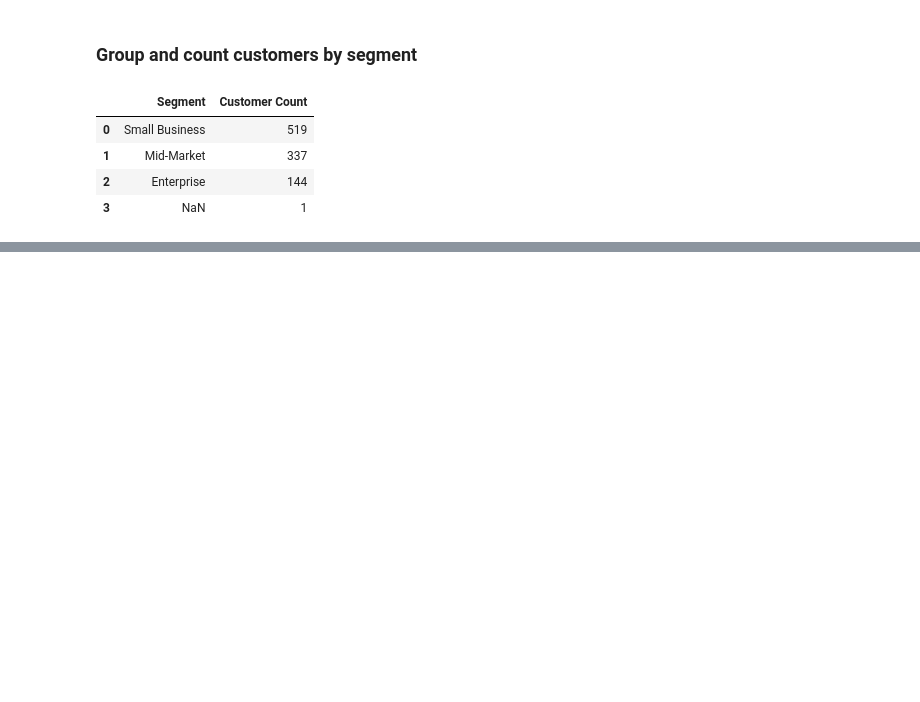
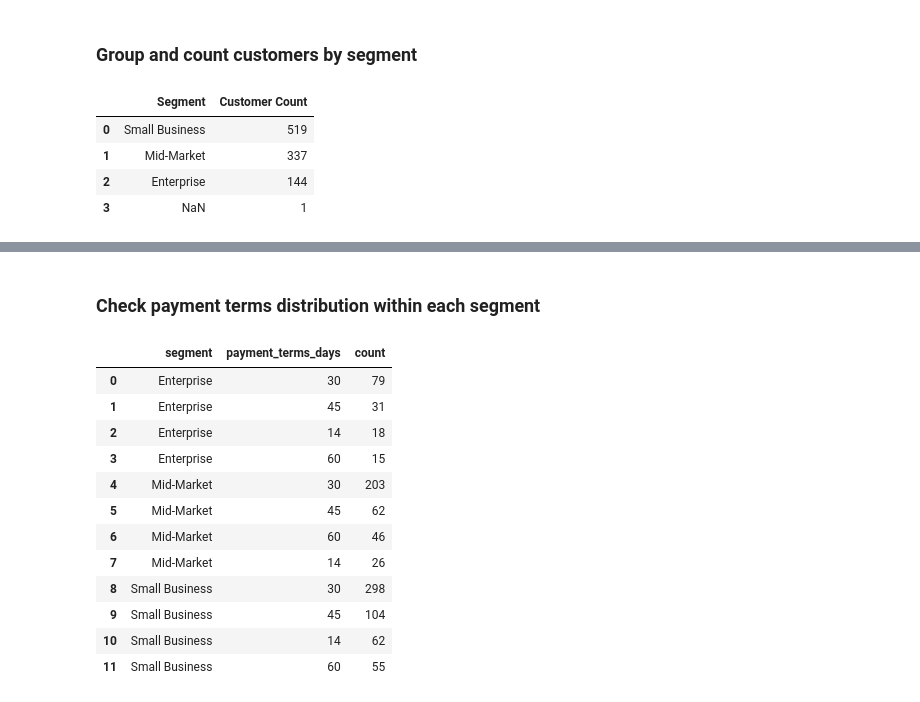
Before and after one commit to NaziaUrmi/Customer_Payments_Analytics, a Jupyter notebook: notebooks/Project_1_0.ipynb, the cells around one changed output, grey strips where cells are left out. Saved outputs shown, nothing was run; the diff lists cells and outputs as text; code cells hidden in the pictures; blank space fills up the shorter version.

```diff
--- a/notebooks/Project_1_0.ipynb
+++ b/notebooks/Project_1_0.ipynb
@@ -107,0 +117,9 @@ display(segment_counts)
+# %%
+import pandas as pd
+from pathlib import Path
+
+customer_file = Path("/content/New-Skills/customer-payments-analytics/data/raw/customers.csv")
+customers = pd.read_csv(customer_file)
+
+print("Dataset shape:", customers.shape)
+display(customers.head())
@@ -107,0 +148,7 @@ display(segment_counts)
+# %%
+customers_clean = customers.drop_duplicates().copy()
+
+print("Original rows:", len(customers))
+print("Cleaned rows:", len(customers_clean))
+print("Rows removed:", len(customers) - len(customers_clean))
+print("Duplicates remaining:", customers_clean.duplicated().sum())
@@ -107,0 +190,20 @@ display(segment_counts)
+# %% [markdown]
+### Check payment terms distribution within each segment
+# %%
+# Group by segment and look at unique payment terms and counts
+payment_terms_by_segment = customers_clean.groupby('segment')['payment_terms_days'].value_counts().reset_index(name='count')
+display(payment_terms_by_segment)
+# %% [output]
+|  | segment | payment_terms_days | count |
+| 0 | Enterprise | 30 | 79 |
+| 1 | Enterprise | 45 | 31 |
+| 2 | Enterprise | 14 | 18 |
+| 3 | Enterprise | 60 | 15 |
+| 4 | Mid-Market | 30 | 203 |
+| 5 | Mid-Market | 45 | 62 |
+| 6 | Mid-Market | 60 | 46 |
+| 7 | Mid-Market | 14 | 26 |
+| 8 | Small Business | 30 | 298 |
+| 9 | Small Business | 45 | 104 |
+| 10 | Small Business | 14 | 62 |
+| 11 | Small Business | 60 | 55 |
```
Also changed, not shown: parts of 30 cells of this notebook.
